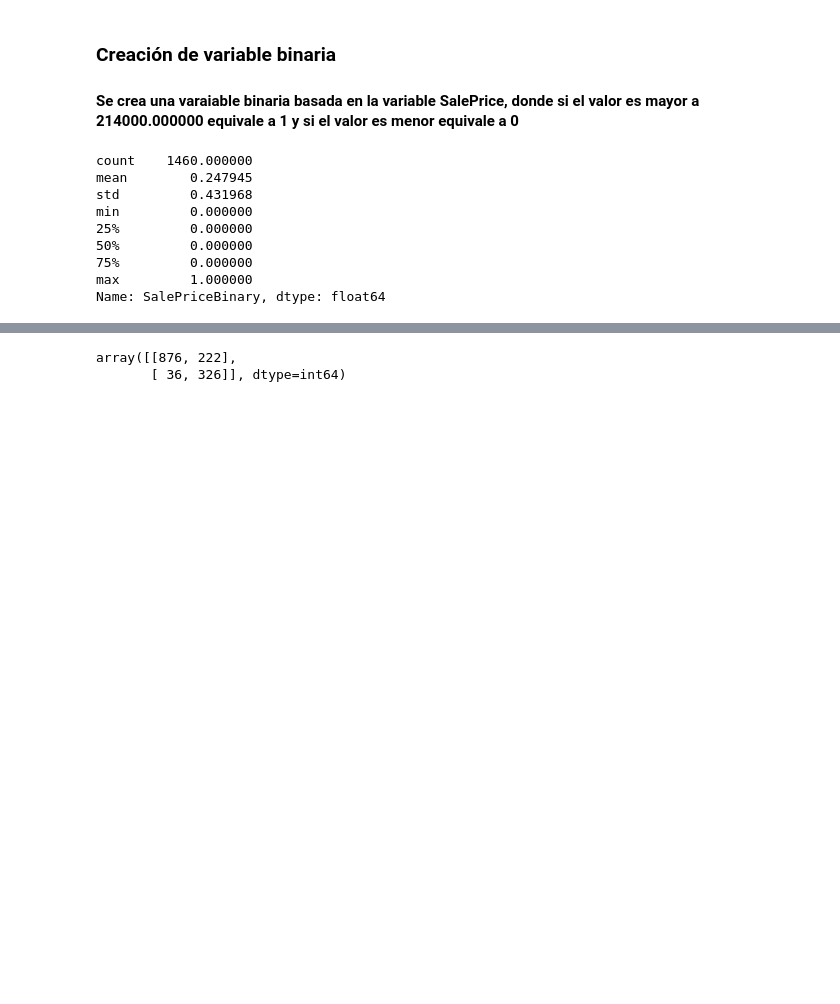
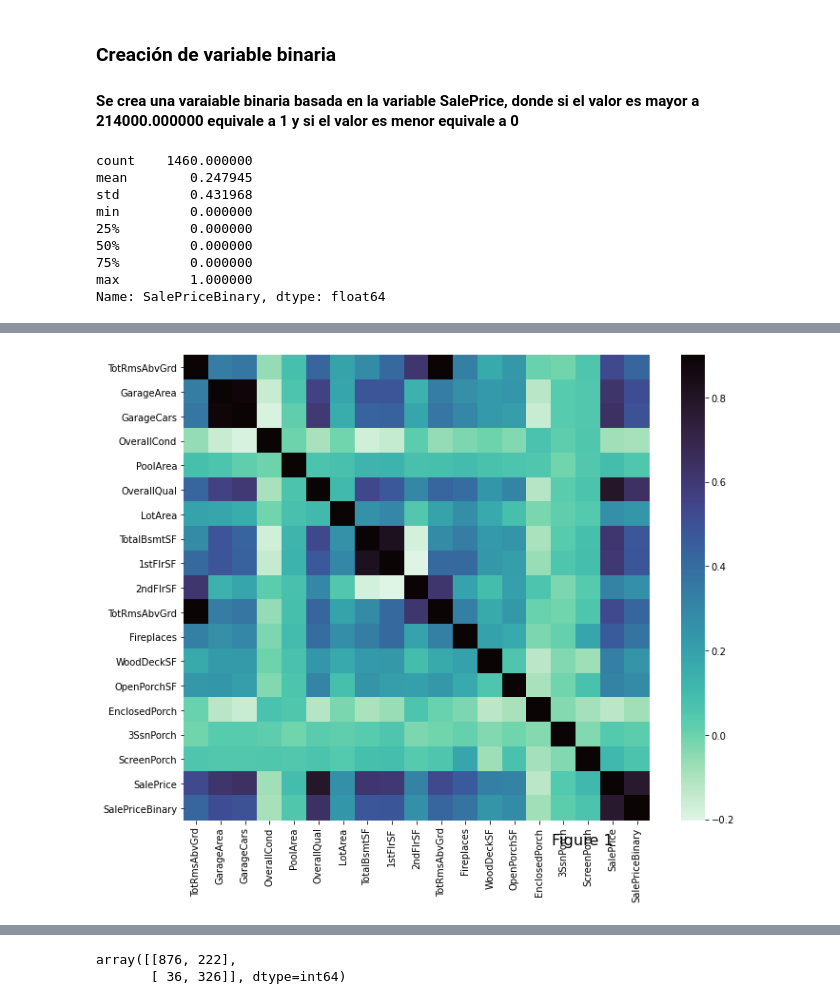
Before and after one commit to arlefabian25/MachineLearningFabianR, a Jupyter notebook: Actividad_2_Final.ipynb, the cells around one changed output, grey strips where cells are left out. Cells and saved outputs as stored; diff of their text form; code cells hidden in the pictures; blank space fills up the shorter version.

```diff
--- a/Actividad_2_Final.ipynb
+++ b/Actividad_2_Final.ipynb
@@ -58,0 +118,9 @@ Name: SalePriceBinary, dtype: float64
+# %%
+k=1
+corrmat = DTAU_F.corr()
+f, ax = plt.subplots(figsize=(12, 9))
+heatm = sns.heatmap(corrmat, vmax=0.9, square=True, cmap = 'mako_r');
+heatm.text(15, 20, 'Figure {}'.format(k),fontsize=16)
+k=k+1
+# %% [output]
+[figure, added]
```
Also changed, not shown: parts of 26 cells of this notebook.
